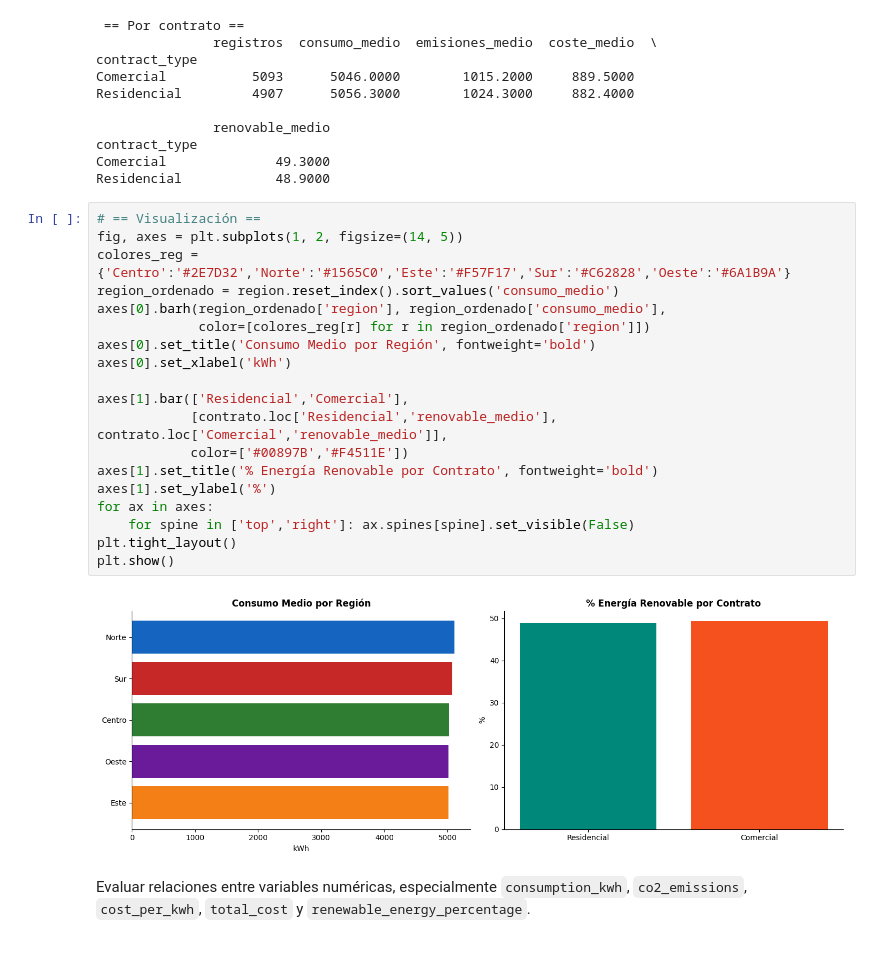
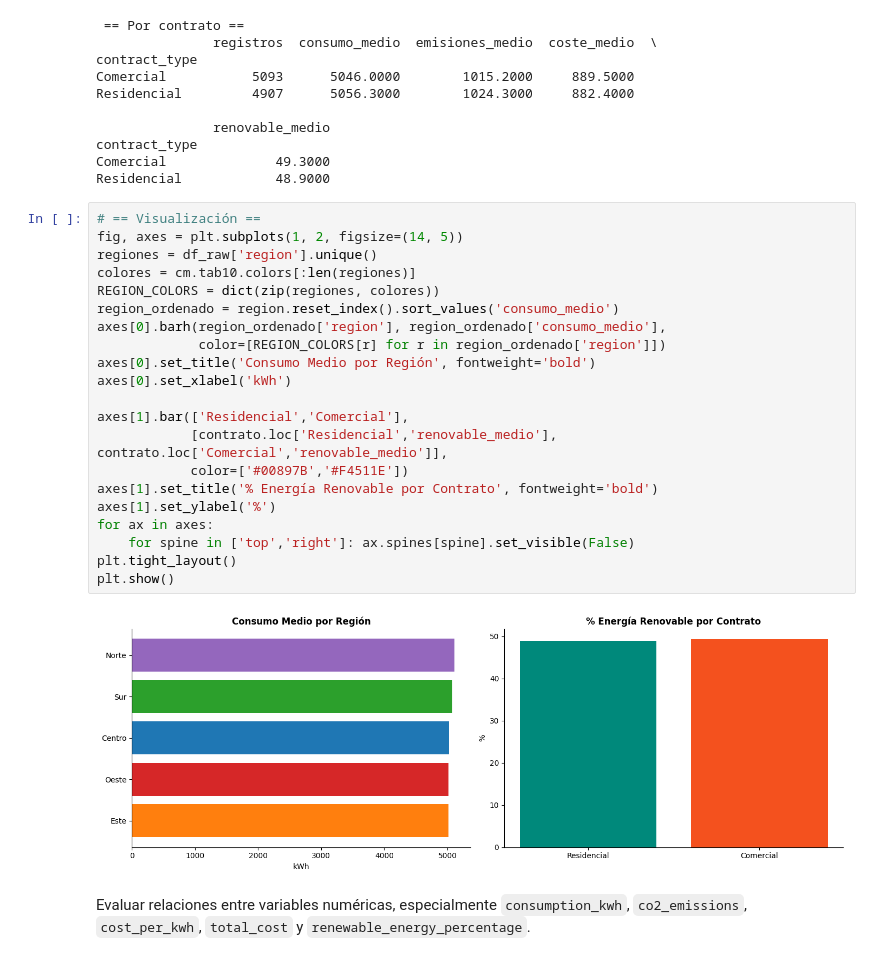
Before and after one commit to Julia-MR-95/ND_02_EcoEnergy, a Jupyter notebook: 02_EcoEnergy.ipynb, the cells around one changed output. Saved outputs shown, nothing was run; the diff lists cells and outputs as text.

```diff
--- a/02_EcoEnergy.ipynb
+++ b/02_EcoEnergy.ipynb
@@ -274,24 +276,26 @@ Residencial            48.9000
 # %%
 # == Visualización ==
 fig, axes = plt.subplots(1, 2, figsize=(14, 5))
-colores_reg = {'Centro':'#2E7D32','Norte':'#1565C0','Este':'#F57F17','Sur':'#C62828','Oeste':'#6A1B9A'}
+regiones = df_raw['region'].unique()
+colores = cm.tab10.colors[:len(regiones)]
+REGION_COLORS = dict(zip(regiones, colores))
 region_ordenado = region.reset_index().sort_values('consumo_medio')
 axes[0].barh(region_ordenado['region'], region_ordenado['consumo_medio'],
-             color=[colores_reg[r] for r in region_ordenado['region']])
+             color=[REGION_COLORS[r] for r in region_ordenado['region']])
 axes[0].set_title('Consumo Medio por Región', fontweight='bold')
 axes[0].set_xlabel('kWh')
 
 axes[1].bar(['Residencial','Comercial'],
             [contrato.loc['Residencial','renovable_medio'], contrato.loc['Comercial','renovable_medio']],
             color=['#00897B','#F4511E'])
 axes[1].set_title('% Energía Renovable por Contrato', fontweight='bold')
 axes[1].set_ylabel('%')
 for ax in axes:
     for spine in ['top','right']: ax.spines[spine].set_visible(False)
 plt.tight_layout()
 plt.show()
 # %% [output]
-[figure, old version]
+[figure, new version]
 # %% [markdown]
 Evaluar relaciones entre variables numéricas, especialmente `consumption_kwh`, `co2_emissions`, `cost_per_kwh`, `total_cost` y `renewable_energy_percentage`.
 # %%
```
Also changed, not shown: parts of 6 cells of this notebook.
